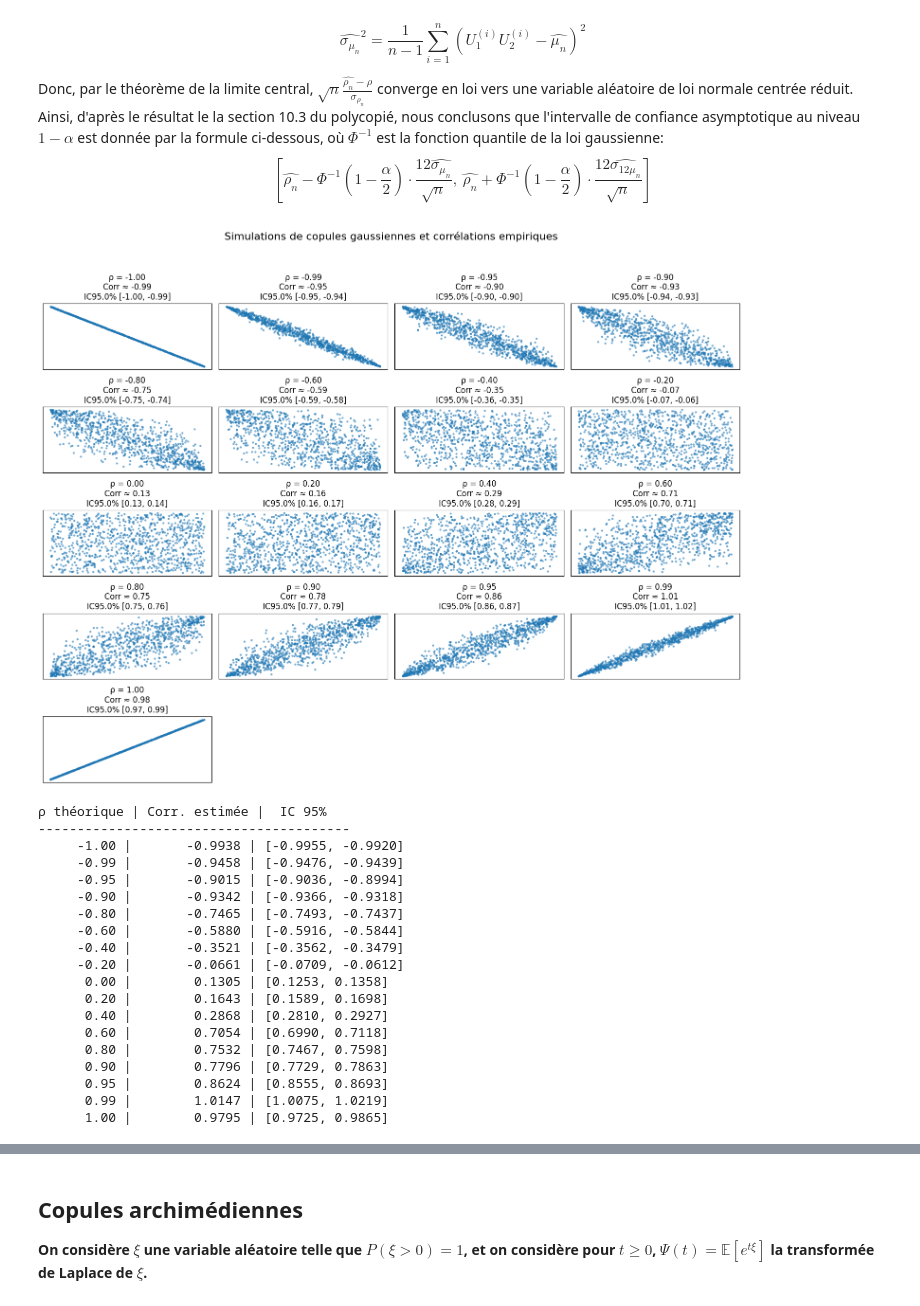
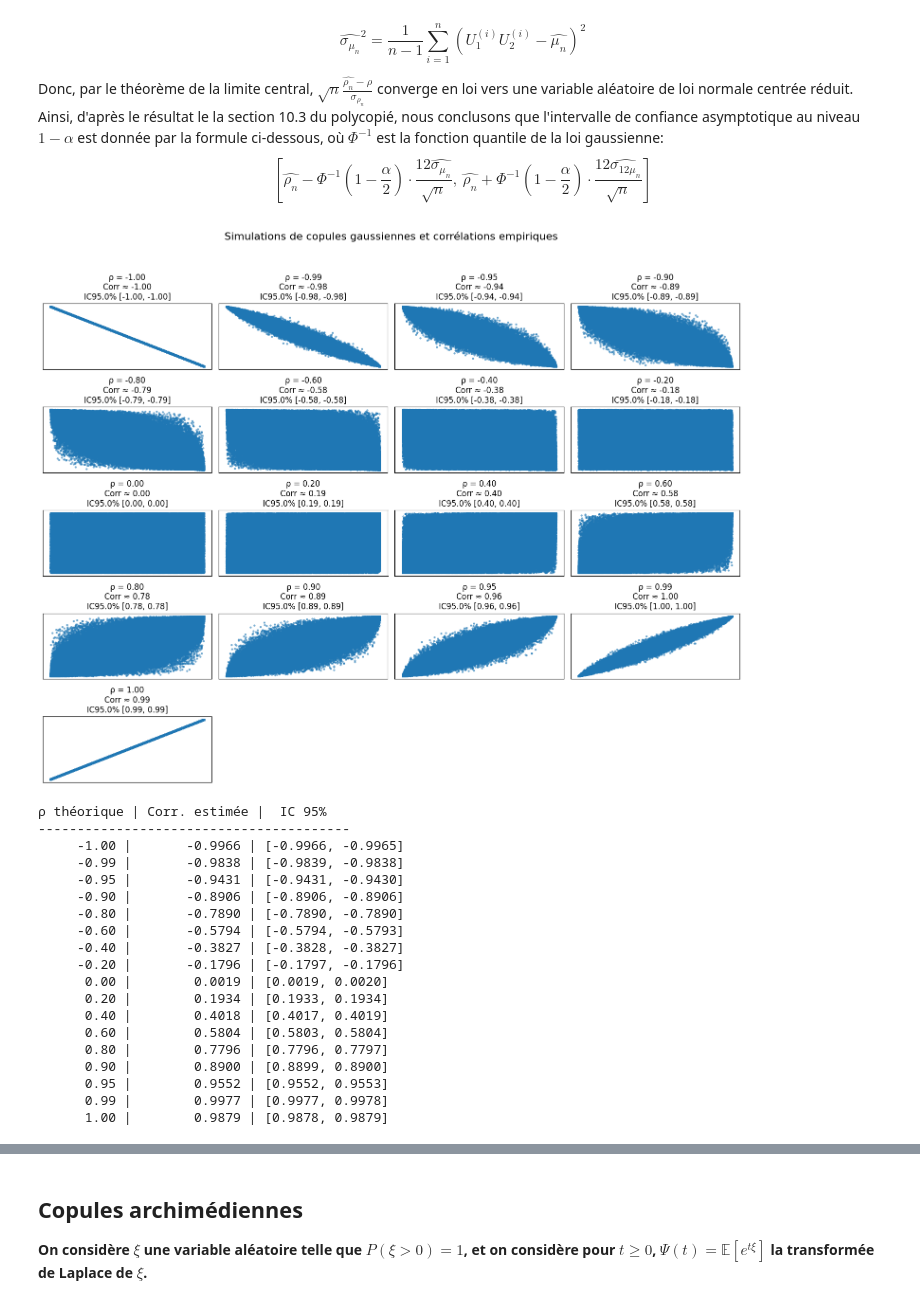
Before and after one commit to thiago-rissi/APM3X061, a Jupyter notebook: code.ipynb, the cells around one changed output, grey strips where cells are left out. Drawn from its saved outputs; the diff is of its cells as text; code cells hidden in the pictures.

```diff
--- a/code.ipynb
+++ b/code.ipynb
@@ -210,7 +210,7 @@ rhos = np.concatenate(
         np.array([0.9, 0.95, 0.99, 1]),
     ]
 )
-N = 1000  # nombre d'échantillons pour chaque simulation
+N = 100000  # nombre d'échantillons pour chaque simulation
 alpha = 0.05  # niveau de confiance pour l'IC
 results = []
 
@@ -218,53 +218,53 @@ results = []
 plt.figure(figsize=(15, 12))
 
 for i, rho in enumerate(rhos):
     U = simulate_gaussian_copula(rho, N)
     corr_hat, (ci_low, ci_high) = empirical_correlation_with_ci(U, alpha)
     results.append((rho, corr_hat, ci_low, ci_high))
 
     # Nuage de points
     plt.subplot(5, 4, i + 1)
     plt.scatter(U[:, 0], U[:, 1], s=5, alpha=0.5)
     plt.title(
         f"ρ = {rho:.2f}\nCorr ≈ {corr_hat:.2f}\nIC{100*(1-alpha)}% [{ci_low:.2f}, {ci_high:.2f}]"
     )
     plt.xticks([])
     plt.yticks([])
 
 
 
 plt.suptitle(
     "Simulations de copules gaussiennes et corrélations empiriques", fontsize=16
 )
 plt.tight_layout(rect=[0, 0, 1, 0.95])
 plt.show()
 
 # ------------------------------
 print("\nρ théorique | Corr. estimée |  IC 95%")
 print("-" * 40)
 for rho, corr, lo, hi in results:
     print(f"{rho:10.2f} | {corr:13.4f} | [{lo:.4f}, {hi:.4f}]")
 # %% [output]
-[figure, old version]
+[figure, new version]
 ρ théorique | Corr. estimée |  IC 95%
 ----------------------------------------
-     -1.00 |       -0.9938 | [-0.9955, -0.9920]
-     -0.99 |       -0.9458 | [-0.9476, -0.9439]
-     -0.95 |       -0.9015 | [-0.9036, -0.8994]
-     -0.90 |       -0.9342 | [-0.9366, -0.9318]
-     -0.80 |       -0.7465 | [-0.7493, -0.7437]
-     -0.60 |       -0.5880 | [-0.5916, -0.5844]
-     -0.40 |       -0.3521 | [-0.3562, -0.3479]
-     -0.20 |       -0.0661 | [-0.0709, -0.0612]
-      0.00 |        0.1305 | [0.1253, 0.1358]
-      0.20 |        0.1643 | [0.1589, 0.1698]
-      0.40 |        0.2868 | [0.2810, 0.2927]
-      0.60 |        0.7054 | [0.6990, 0.7118]
-      0.80 |        0.7532 | [0.7467, 0.7598]
-      0.90 |        0.7796 | [0.7729, 0.7863]
-      0.95 |        0.8624 | [0.8555, 0.8693]
-      0.99 |        1.0147 | [1.0075, 1.0219]
-      1.00 |        0.9795 | [0.9725, 0.9865]
+     -1.00 |       -0.9966 | [-0.9966, -0.9965]
+     -0.99 |       -0.9838 | [-0.9839, -0.9838]
+     -0.95 |       -0.9431 | [-0.9431, -0.9430]
+     -0.90 |       -0.8906 | [-0.8906, -0.8906]
+     -0.80 |       -0.7890 | [-0.7890, -0.7890]
+     -0.60 |       -0.5794 | [-0.5794, -0.5793]
+     -0.40 |       -0.3827 | [-0.3828, -0.3827]
+     -0.20 |       -0.1796 | [-0.1797, -0.1796]
+      0.00 |        0.0019 | [0.0019, 0.0020]
+      0.20 |        0.1934 | [0.1933, 0.1934]
+      0.40 |        0.4018 | [0.4017, 0.4019]
+      0.60 |        0.5804 | [0.5803, 0.5804]
+      0.80 |        0.7796 | [0.7796, 0.7797]
+      0.90 |        0.8900 | [0.8899, 0.8900]
+      0.95 |        0.9552 | [0.9552, 0.9553]
+      0.99 |        0.9977 | [0.9977, 0.9978]
+      1.00 |        0.9879 | [0.9878, 0.9879]
 # %% [markdown]
 #### Commentaires
 On observe pour les nuages de points que:
```
Also changed, not shown: parts of 2 cells of this notebook.
